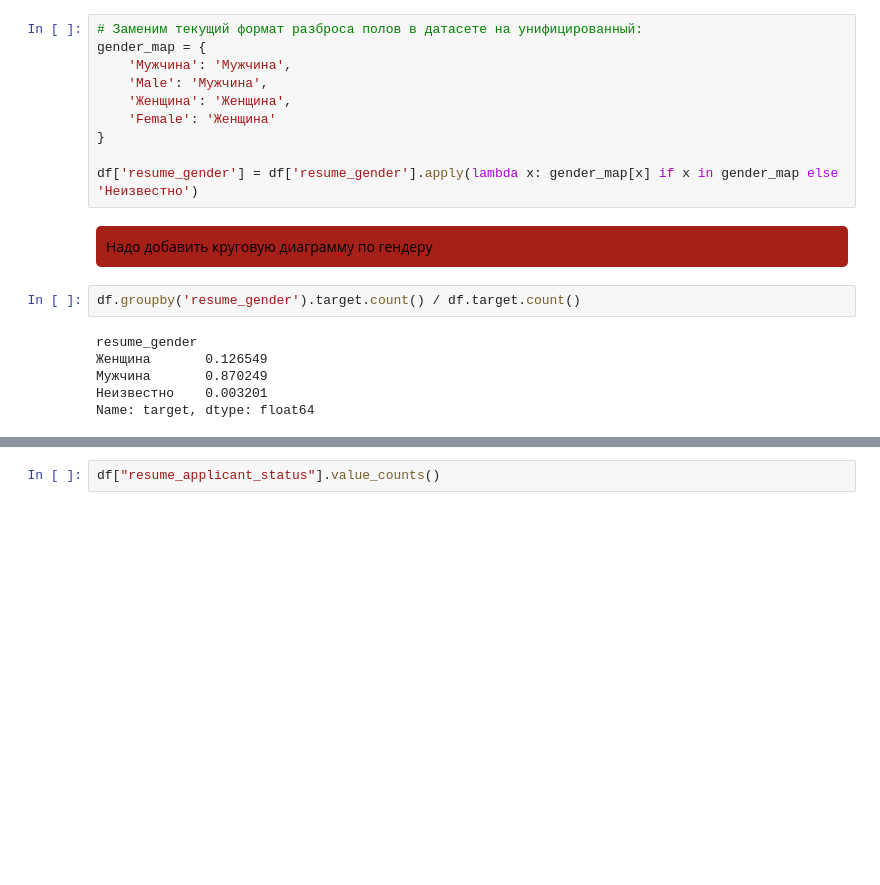
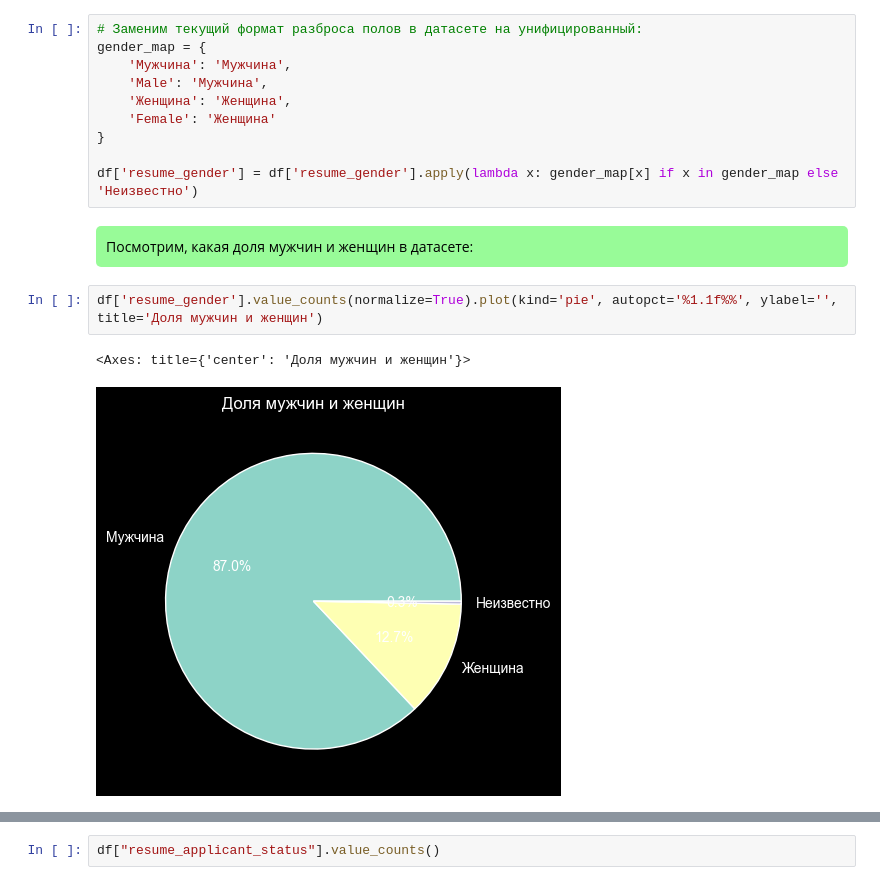
Before and after one commit to UsovAlexander/hr-ai-scout, a Jupyter notebook: eda_analysis/eda_hr_ai_scout.ipynb, the cells around one changed output, grey strips where cells are left out. Cells and saved outputs as stored; diff of their text form; blank space fills up the shorter version.

```diff
--- a/eda_analysis/eda_hr_ai_scout.ipynb
+++ b/eda_analysis/eda_hr_ai_scout.ipynb
@@ -445,14 +443,11 @@ gender_map = {
 
 df['resume_gender'] = df['resume_gender'].apply(lambda x: gender_map[x] if x in gender_map else 'Неизвестно')
 # %% [markdown]
-<div style="background-color: #a52019; color: black; padding: 10px; border-radius: 5px;">
-Надо добавить круговую диаграмму по гендеру
+<div style="background-color: #98FB98; color: black; padding: 10px; border-radius: 5px;">
+Посмотрим, какая доля мужчин и женщин в датасете:
 </div>
 # %%
-df.groupby('resume_gender').target.count() / df.target.count()
+df['resume_gender'].value_counts(normalize=True).plot(kind='pie', autopct='%1.1f%%', ylabel='', title='Доля мужчин и женщин')
 # %% [output]
-resume_gender
-Женщина       0.126549
-Мужчина       0.870249
-Неизвестно    0.003201
-Name: target, dtype: float64
+<Axes: title={'center': 'Доля мужчин и женщин'}>
+[figure, added]
```
Also changed, not shown: parts of 26 cells of this notebook, 2 other files.
